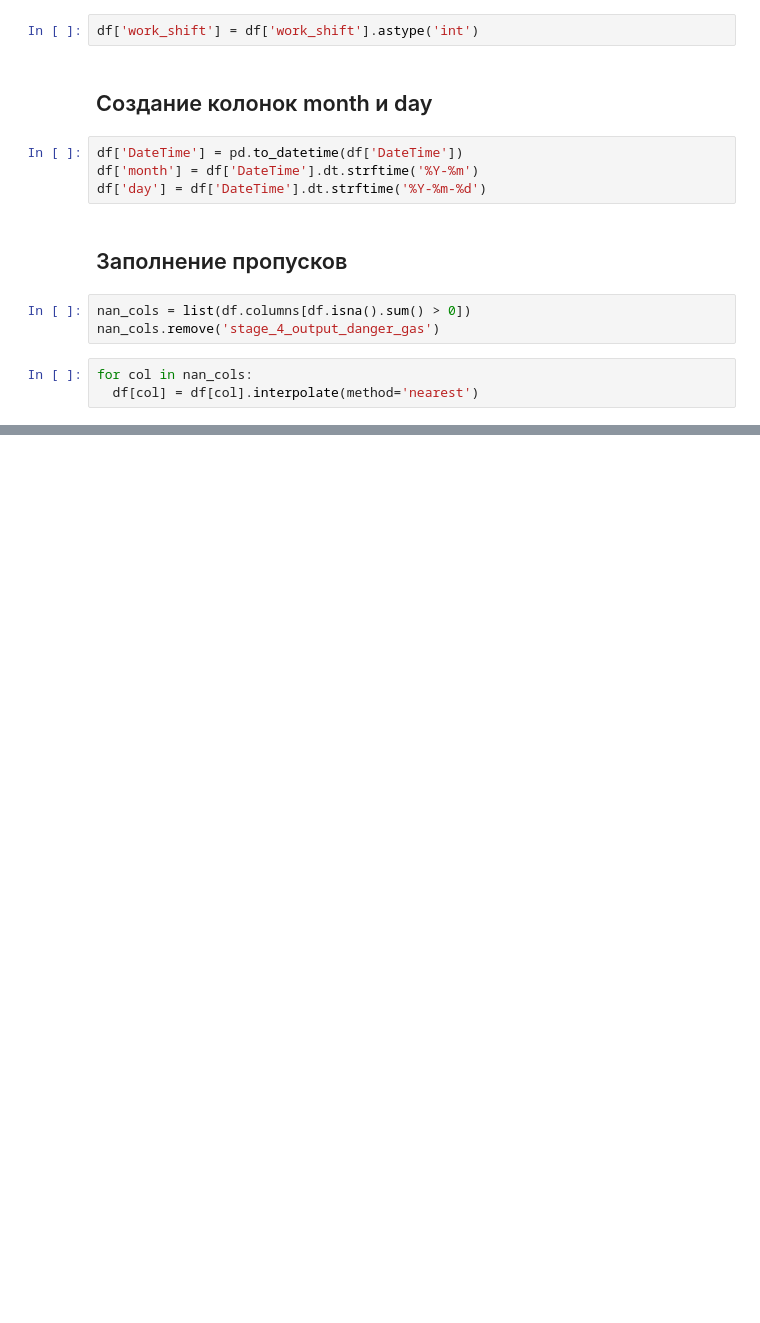
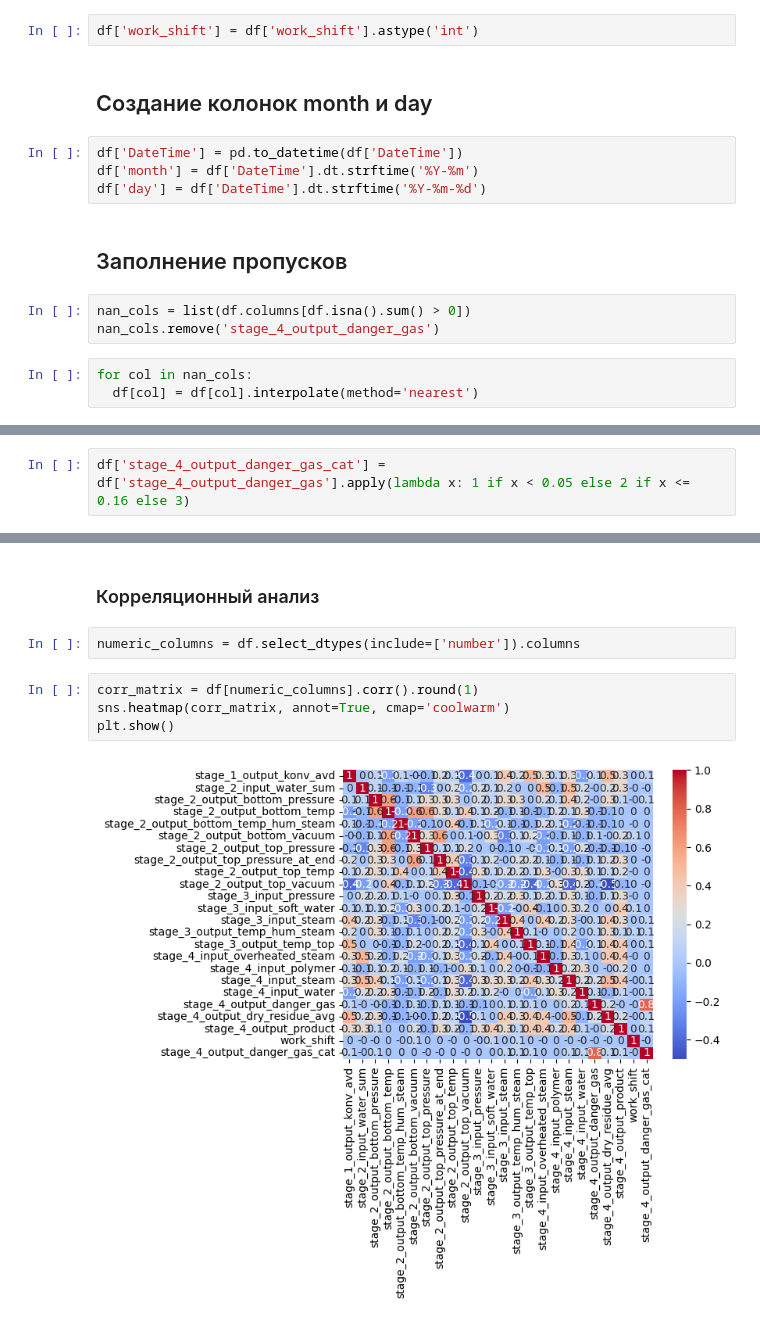
Before and after one commit to alinkalina/ad-ecology-project, a Jupyter notebook: project.ipynb, the cells around one changed output, grey strips where cells are left out. Saved outputs shown, nothing was run; the diff lists cells and outputs as text; blank space fills up the shorter version.

```diff
--- a/project.ipynb
+++ b/project.ipynb
@@ -44,0 +49,2 @@ for col in nan_cols:
+# %%
+df['stage_4_output_danger_gas_cat'] = df['stage_4_output_danger_gas'].apply(lambda x: 1 if x < 0.05 else 2 if x <= 0.16 else 3)
@@ -44,0 +160,10 @@ for col in nan_cols:
+# %% [markdown]
+### Корреляционный анализ
+# %%
+numeric_columns = df.select_dtypes(include=['number']).columns
+# %%
+corr_matrix = df[numeric_columns].corr().round(1)
+sns.heatmap(corr_matrix, annot=True, cmap='coolwarm')
+plt.show()
+# %% [output]
+[figure, added]
```
Also changed, not shown: parts of 18 cells of this notebook.
